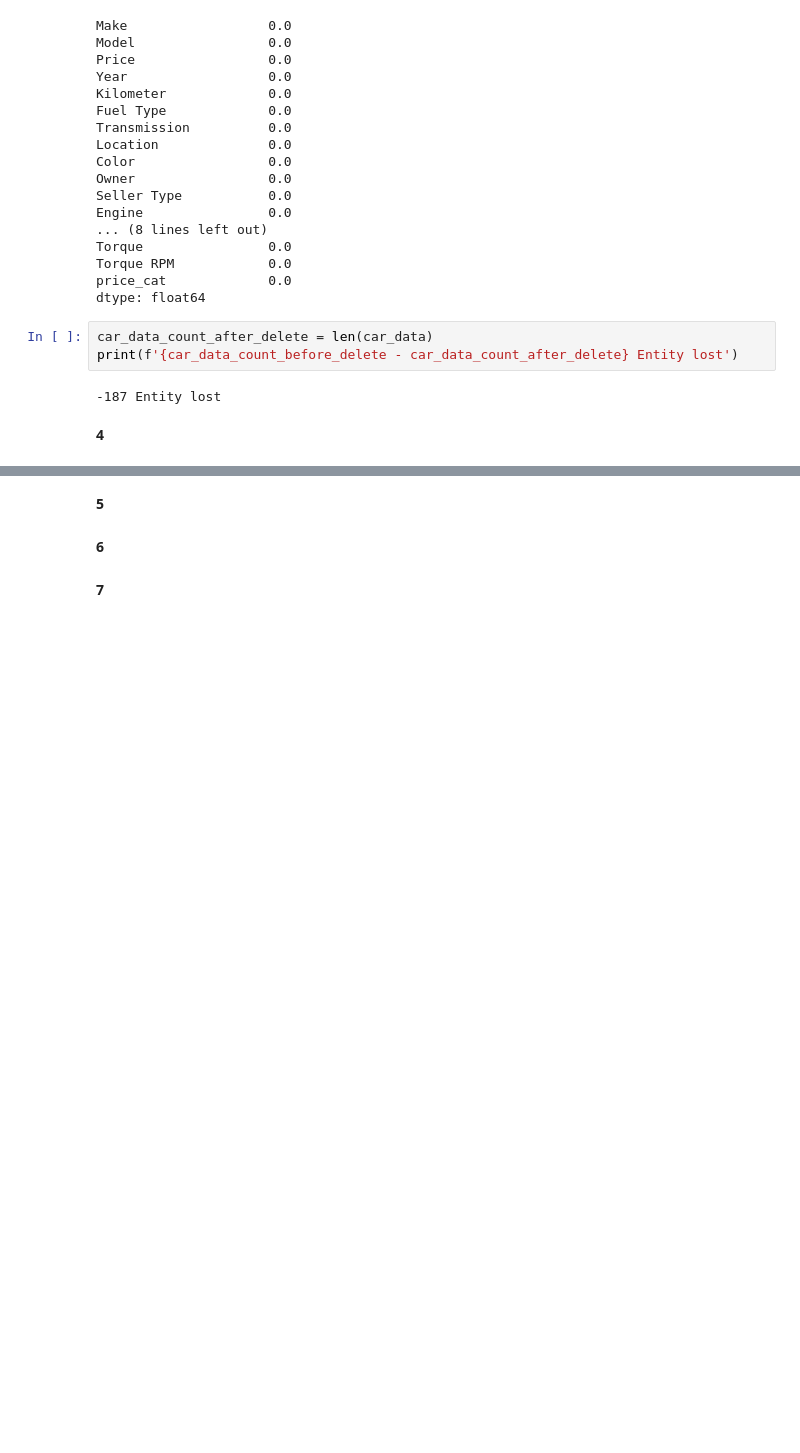
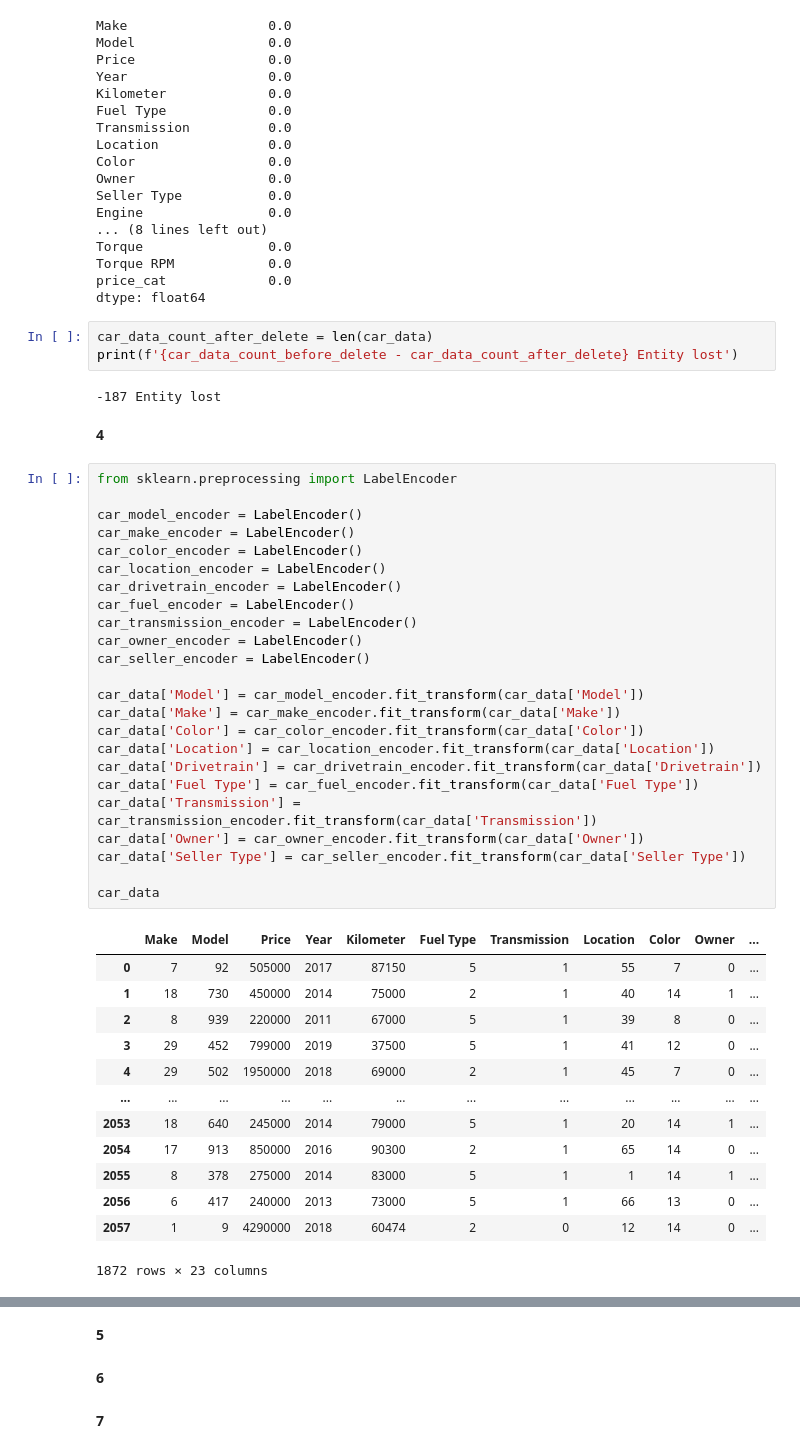
Before and after one commit to SM2A/Machine_Learning_Course_Project, a Jupyter notebook: HW-3/Report.ipynb, the cells around one changed output, grey strips where cells are left out. Drawn from its saved outputs; the diff is of its cells as text; blank space fills up the shorter version.

```diff
--- a/HW-3/Report.ipynb
+++ b/HW-3/Report.ipynb
@@ -264,3 +264,41 @@ print(f'{car_data_count_before_delete - car_data_count_after_delete} Entity lost
 -187 Entity lost
 # %% [markdown]
 **4**
+# %%
+from sklearn.preprocessing import LabelEncoder
+
+car_model_encoder = LabelEncoder()
+car_make_encoder = LabelEncoder()
+car_color_encoder = LabelEncoder()
+car_location_encoder = LabelEncoder()
+car_drivetrain_encoder = LabelEncoder()
+car_fuel_encoder = LabelEncoder()
+car_transmission_encoder = LabelEncoder()
+car_owner_encoder = LabelEncoder()
+car_seller_encoder = LabelEncoder()
+
+car_data['Model'] = car_model_encoder.fit_transform(car_data['Model'])
+car_data['Make'] = car_make_encoder.fit_transform(car_data['Make'])
+car_data['Color'] = car_color_encoder.fit_transform(car_data['Color'])
+car_data['Location'] = car_location_encoder.fit_transform(car_data['Location'])
+car_data['Drivetrain'] = car_drivetrain_encoder.fit_transform(car_data['Drivetrain'])
+car_data['Fuel Type'] = car_fuel_encoder.fit_transform(car_data['Fuel Type'])
+car_data['Transmission'] = car_transmission_encoder.fit_transform(car_data['Transmission'])
+car_data['Owner'] = car_owner_encoder.fit_transform(car_data['Owner'])
+car_data['Seller Type'] = car_seller_encoder.fit_transform(car_data['Seller Type'])
+
+car_data
+# %% [output]
+|  | Make | Model | Price | Year | Kilometer | Fuel Type | Transmission | Location | Color | Owner | ... |
+| 0 | 7 | 92 | 505000 | 2017 | 87150 | 5 | 1 | 55 | 7 | 0 | ... |
+| 1 | 18 | 730 | 450000 | 2014 | 75000 | 2 | 1 | 40 | 14 | 1 | ... |
+| 2 | 8 | 939 | 220000 | 2011 | 67000 | 5 | 1 | 39 | 8 | 0 | ... |
+| 3 | 29 | 452 | 799000 | 2019 | 37500 | 5 | 1 | 41 | 12 | 0 | ... |
+| 4 | 29 | 502 | 1950000 | 2018 | 69000 | 2 | 1 | 45 | 7 | 0 | ... |
+| ... | ... | ... | ... | ... | ... | ... | ... | ... | ... | ... | ... |
+| 2053 | 18 | 640 | 245000 | 2014 | 79000 | 5 | 1 | 20 | 14 | 1 | ... |
+| 2054 | 17 | 913 | 850000 | 2016 | 90300 | 2 | 1 | 65 | 14 | 0 | ... |
+| 2055 | 8 | 378 | 275000 | 2014 | 83000 | 5 | 1 | 1 | 14 | 1 | ... |
+| 2056 | 6 | 417 | 240000 | 2013 | 73000 | 5 | 1 | 66 | 13 | 0 | ... |
+| 2057 | 1 | 9 | 4290000 | 2018 | 60474 | 2 | 0 | 12 | 14 | 0 | ... |
+1872 rows × 23 columns
```
Also changed, not shown: parts of 1 cell of this notebook.
